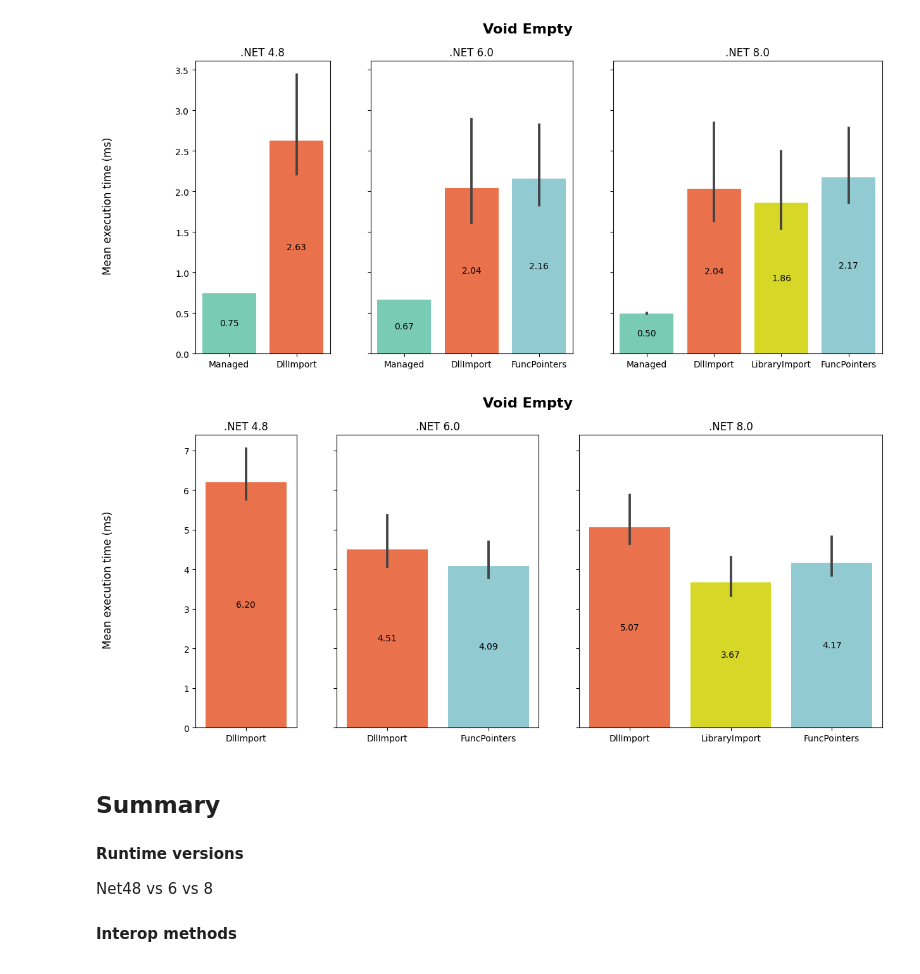
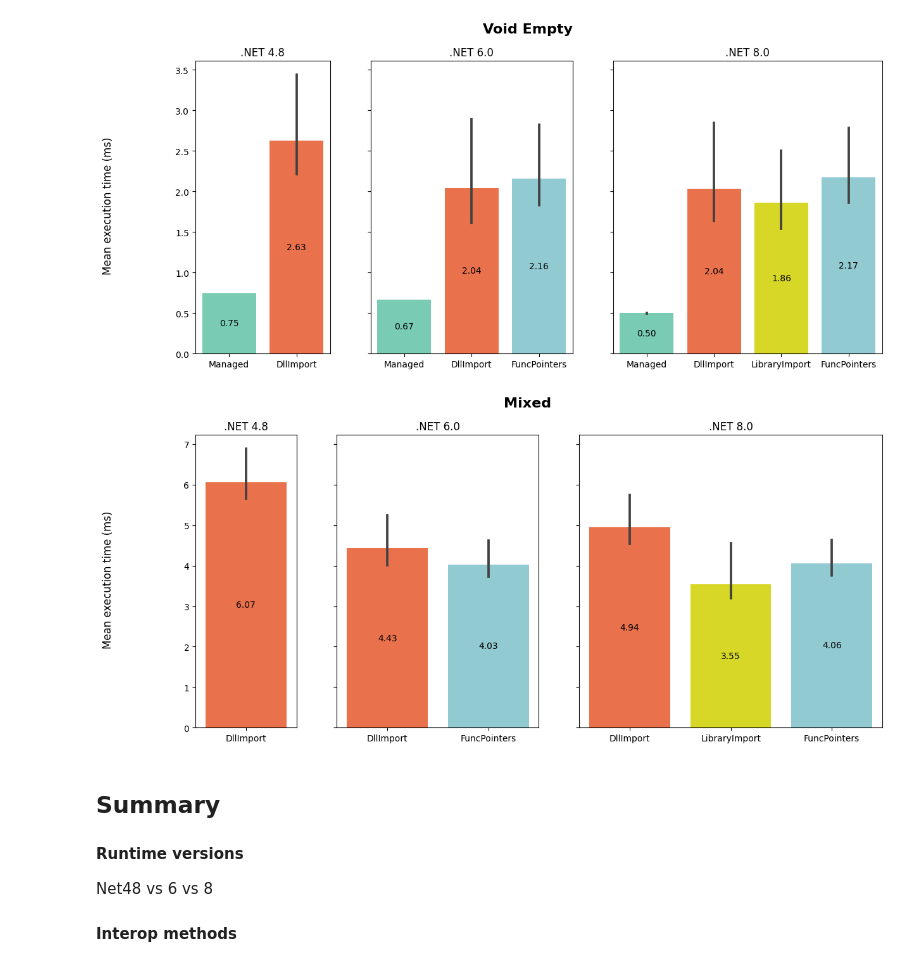
Before and after one commit to oroztocil/perfeval-pinvoke, a Jupyter notebook: REPORT.ipynb, the cells around one changed output. Drawn from its saved outputs; the diff is of its cells as text; code cells hidden in the pictures.

```diff
--- a/REPORT.ipynb
+++ b/REPORT.ipynb
@@ -386,10 +395,10 @@ make_barplot(data, "Void Empty", "ms")
 # %% [output]
 [figure]
 # %%
-data = load_results_file("ReportData/CS_Mixed_2023-09-21T01_18_16")
-make_barplot(data, "Void Empty", "ms")
+data = load_results_file("ReportData/CS_Mixed_2023-09-21T07_58_47")
+make_barplot(data, "Mixed", "ms")
 # %% [output]
-[figure, old version]
+[figure, new version]
 # %% [markdown]
 ## Summary
 
```
Also changed, not shown: parts of 4 cells of this notebook, 14 other files.
